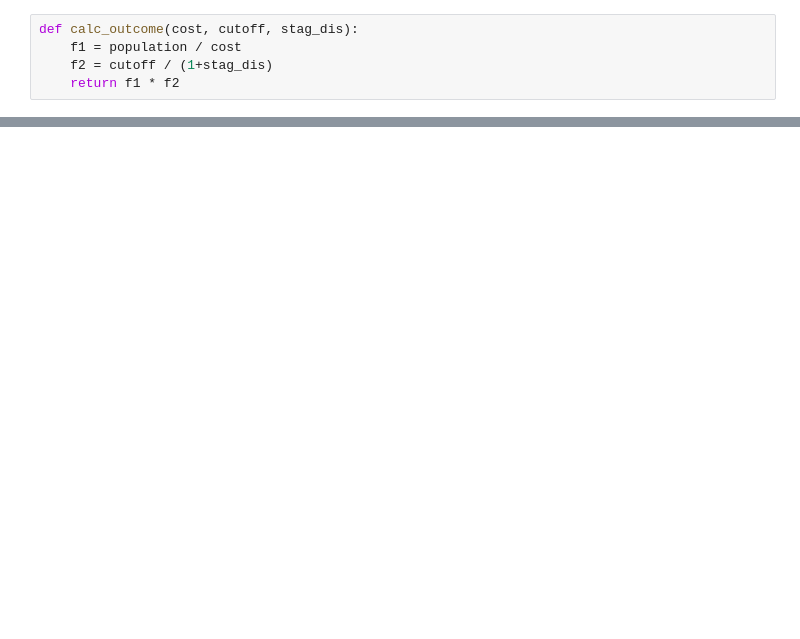
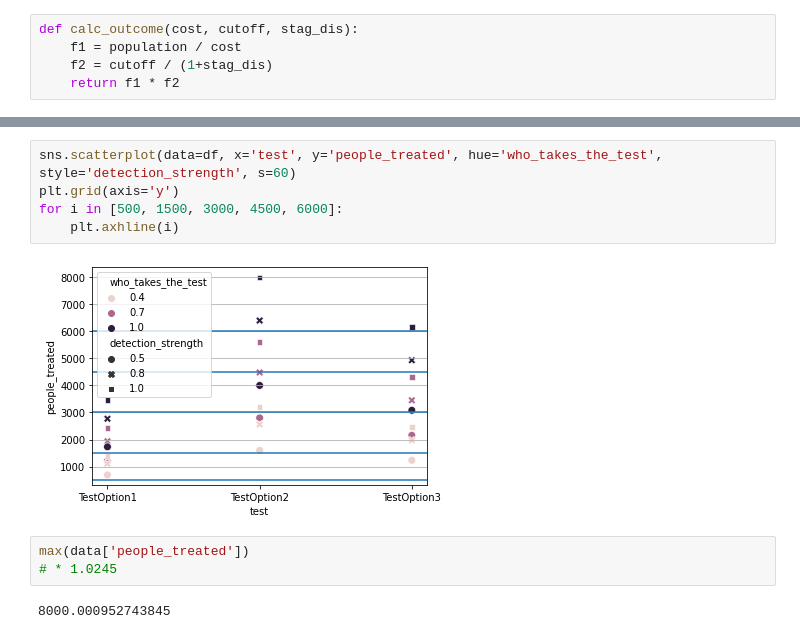
Before and after one commit to CailsCodes/QIB-NSF-2023, a Jupyter notebook: NSF_workbench.ipynb, the cells around one changed output, grey strips where cells are left out. Cells and saved outputs as stored; diff of their text form; blank space fills up the shorter version.

```diff
--- a/NSF_workbench.ipynb
+++ b/NSF_workbench.ipynb
@@ -230,0 +308,12 @@ def calc_outcome(cost, cutoff, stag_dis):
+# %%
+sns.scatterplot(data=df, x='test', y='people_treated', hue='who_takes_the_test', style='detection_strength', s=60)
+plt.grid(axis='y')
+for i in [500, 1500, 3000, 4500, 6000]:
+    plt.axhline(i)
+# %% [output]
+[figure, added]
+# %%
+max(data['people_treated'])
+# * 1.0245
+# %% [output]
+8000.000952743845
```
Also changed, not shown: parts of 12 cells of this notebook.
